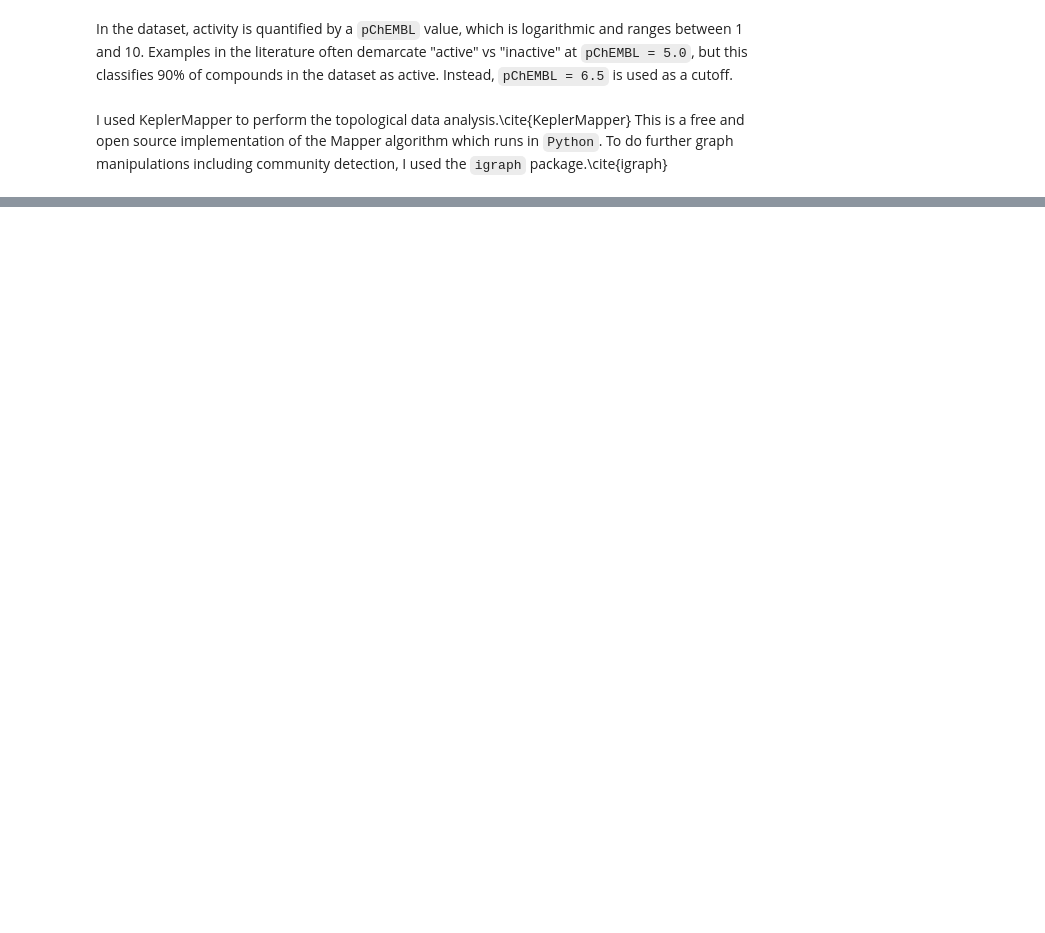
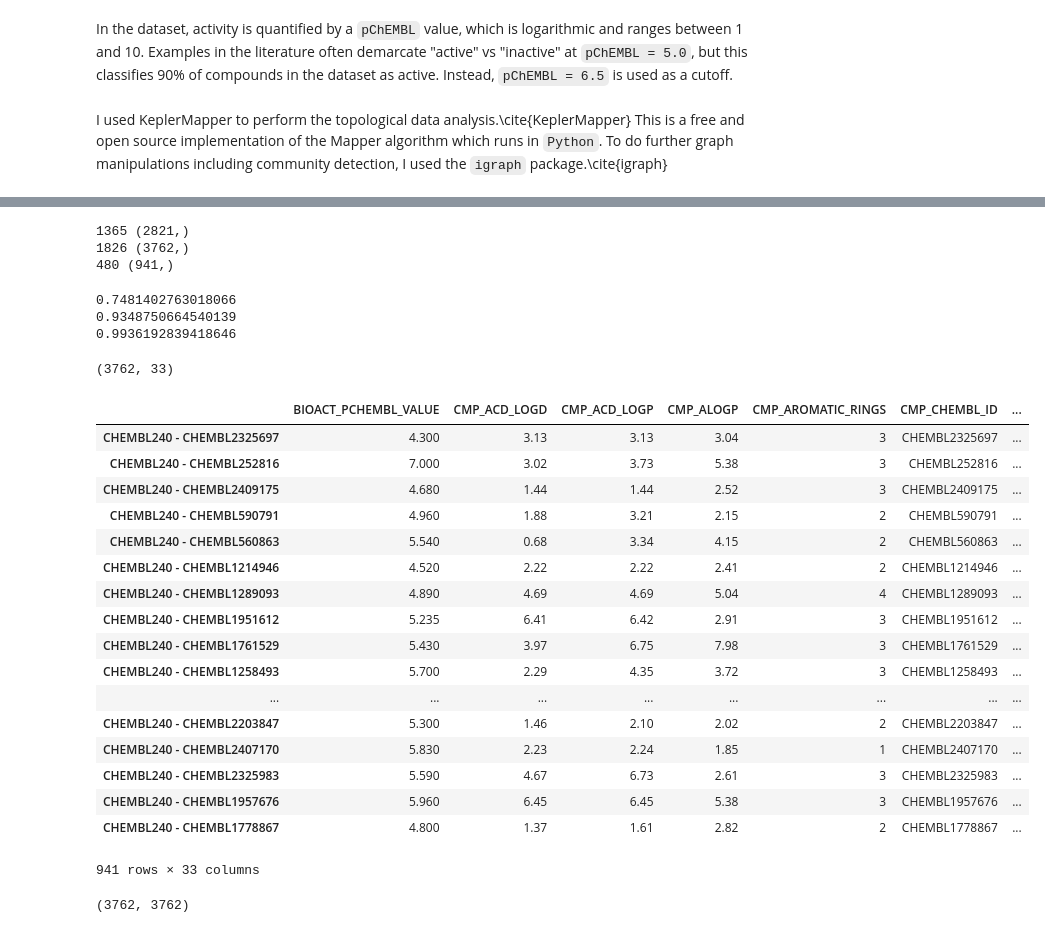
Before and after one commit to Matt-HJ-Bailey/ChemBL-Topology, a Jupyter notebook: reports/2019-04-23-mb-writeup.ipynb, the cells around one changed output, grey strips where cells are left out. Drawn from its saved outputs; the diff is of its cells as text; code cells hidden in the pictures; blank space fills up the shorter version.

```diff
--- a/reports/2019-04-23-mb-writeup.ipynb
+++ b/reports/2019-04-23-mb-writeup.ipynb
@@ -38,8 +36,8 @@ DESIRED_TARGETS = ["CHEMBL240"]
 
 # To ensure repeatability of runs, the random seed should
 # be consistent.
-RANDOM_STATE = 42
-
+RANDOM_STATE = 2019
+RENEW_MATRIX = False
 # Data splitting hyperparameters.
 TRAIN_RF_FRACTION = 0.60
 TRAIN_FIFA_FRACTION = 0.20
@@ -49,6 +47,6 @@ VALIDATE_FRACTION = 1.0 - TRAIN_FIFA_FRACTION - TRAIN_RF_FRACTION
 # Discard any with too small a set of nodes,
 # or too small a prediction error.
 COMMUNITY_SIZE_CUTOFF = 3
-COMMUNITY_ERROR_CUTOFF = 0.20
+COMMUNITY_ERROR_CUTOFF = 0.05
 CORRECTION_STD_WARN = 0.10
 # %% [markdown]
@@ -116,5 +114,7 @@ Generating the distance matrix for a set of compounds is an $\order{N^2} $ opera
 distance matrix calculation was the limiting factor for the amount of data I could analyse.
 # %%
-chem_space_df = df[np.logical_or.reduce([df["TGT_CHEMBL_ID"] == tgt for tgt in DESIRED_TARGETS])]
-chem_space_df = sklearn.utils.shuffle(chem_space_df, random_state=RANDOM_STATE)
+chem_space_df = df[np.logical_or.reduce([df["TGT_CHEMBL_ID"] == tgt
+                                         for tgt in DESIRED_TARGETS])]
+chem_space_df = sklearn.utils.shuffle(chem_space_df,
+                                      random_state=RANDOM_STATE)
 # %%
@@ -159,0 +306,7 @@ mds_cooordinate = MDS(n_components=2, dissimilarity="precomputed", metric=False)
+# %%
+rf_split_point = int(chem_space_df.shape[0] * TRAIN_RF_FRACTION)
+fifa_split_point = int(chem_space_df.shape[0] * (TRAIN_RF_FRACTION + TRAIN_FIFA_FRACTION))
+validation_split_point = int(chem_space_df.shape[0] * (1.0 - VALIDATE_FRACTION))
+rf_training_df = chem_space_df.iloc[:rf_split_point, :]
+fifa_training_df = chem_space_df.iloc[:fifa_split_point, :]
+validation_df = chem_space_df.iloc[validation_split_point:, :]
@@ -159,0 +335,47 @@ mds_cooordinate = MDS(n_components=2, dissimilarity="precomputed", metric=False)
+# %%
+rf_training_observations, rf_training_is_active = convert_to_sparse(rf_training_df)
+print(np.sum(rf_training_is_active), rf_training_is_active.shape)
+fifa_training_observations, fifa_training_is_active = convert_to_sparse(fifa_training_df)
+print(np.sum(fifa_training_is_active), fifa_training_is_active.shape)
+validation_observations, validation_is_active = convert_to_sparse(validation_df)
+print(np.sum(validation_is_active), validation_is_active.shape)
+# %% [output]
+1365 (2821,)
+1826 (3762,)
+480 (941,)
+# %%
+model = sklearn.ensemble.RandomForestClassifier(n_estimators=256, criterion="gini", n_jobs=4, random_state=RANDOM_STATE)
+model.fit(rf_training_observations, rf_training_is_active)
+print(model.score(validation_observations, validation_is_active))
+print(model.score(fifa_training_observations, fifa_training_is_active))
+print(model.score(rf_training_observations, rf_training_is_active))
+# %% [output]
+0.7481402763018066
+0.9348750664540139
+0.9936192839418646
+# %%
+rf_training_df.shape
+fifa_training_df.shape
+# %% [output]
+(3762, 33)
+# %%
+validation_df
+# %% [output]
+|  | BIOACT_PCHEMBL_VALUE | CMP_ACD_LOGD | CMP_ACD_LOGP | CMP_ALOGP | CMP_AROMATIC_RINGS | CMP_CHEMBL_ID | ... |
+| CHEMBL240 - CHEMBL2325697 | 4.300 | 3.13 | 3.13 | 3.04 | 3 | CHEMBL2325697 | ... |
+| CHEMBL240 - CHEMBL252816 | 7.000 | 3.02 | 3.73 | 5.38 | 3 | CHEMBL252816 | ... |
+| CHEMBL240 - CHEMBL2409175 | 4.680 | 1.44 | 1.44 | 2.52 | 3 | CHEMBL2409175 | ... |
+| CHEMBL240 - CHEMBL590791 | 4.960 | 1.88 | 3.21 | 2.15 | 2 | CHEMBL590791 | ... |
+| CHEMBL240 - CHEMBL560863 | 5.540 | 0.68 | 3.34 | 4.15 | 2 | CHEMBL560863 | ... |
+| CHEMBL240 - CHEMBL1214946 | 4.520 | 2.22 | 2.22 | 2.41 | 2 | CHEMBL1214946 | ... |
+| CHEMBL240 - CHEMBL1289093 | 4.890 | 4.69 | 4.69 | 5.04 | 4 | CHEMBL1289093 | ... |
+| CHEMBL240 - CHEMBL1951612 | 5.235 | 6.41 | 6.42 | 2.91 | 3 | CHEMBL1951612 | ... |
+| CHEMBL240 - CHEMBL1761529 | 5.430 | 3.97 | 6.75 | 7.98 | 3 | CHEMBL1761529 | ... |
+| CHEMBL240 - CHEMBL1258493 | 5.700 | 2.29 | 4.35 | 3.72 | 3 | CHEMBL1258493 | ... |
+| ... | ... | ... | ... | ... | ... | ... | ... |
+| CHEMBL240 - CHEMBL2203847 | 5.300 | 1.46 | 2.10 | 2.02 | 2 | CHEMBL2203847 | ... |
+| CHEMBL240 - CHEMBL2407170 | 5.830 | 2.23 | 2.24 | 1.85 | 1 | CHEMBL2407170 | ... |
+| CHEMBL240 - CHEMBL2325983 | 5.590 | 4.67 | 6.73 | 2.61 | 3 | CHEMBL2325983 | ... |
+| CHEMBL240 - CHEMBL1957676 | 5.960 | 6.45 | 6.45 | 5.38 | 3 | CHEMBL1957676 | ... |
+| CHEMBL240 - CHEMBL1778867 | 4.800 | 1.37 | 1.61 | 2.82 | 2 | CHEMBL1778867 | ... |
+941 rows × 33 columns
@@ -159,0 +395,9 @@ mds_cooordinate = MDS(n_components=2, dissimilarity="precomputed", metric=False)
+# %%
+fifa_chemical_distance = distance_matrix[:fifa_split_point,
+                                         :fifa_split_point]
+fifa_mds_component = MDS(n_components=1,
+                         dissimilarity="precomputed",
+                         metric=False).fit_transform(fifa_chemical_distance)
+print(fifa_chemical_distance.shape)
+# %% [output]
+(3762, 3762)
```
Also changed, not shown: parts of 40 cells of this notebook, 4 other files.
